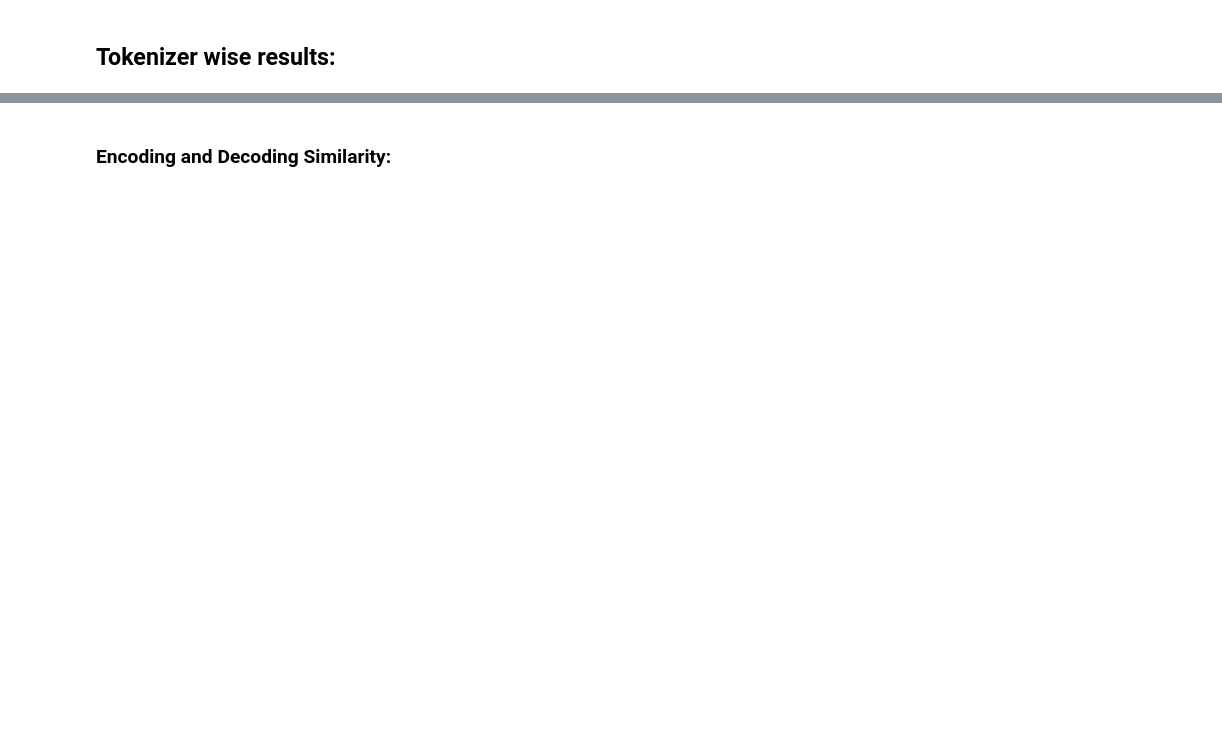
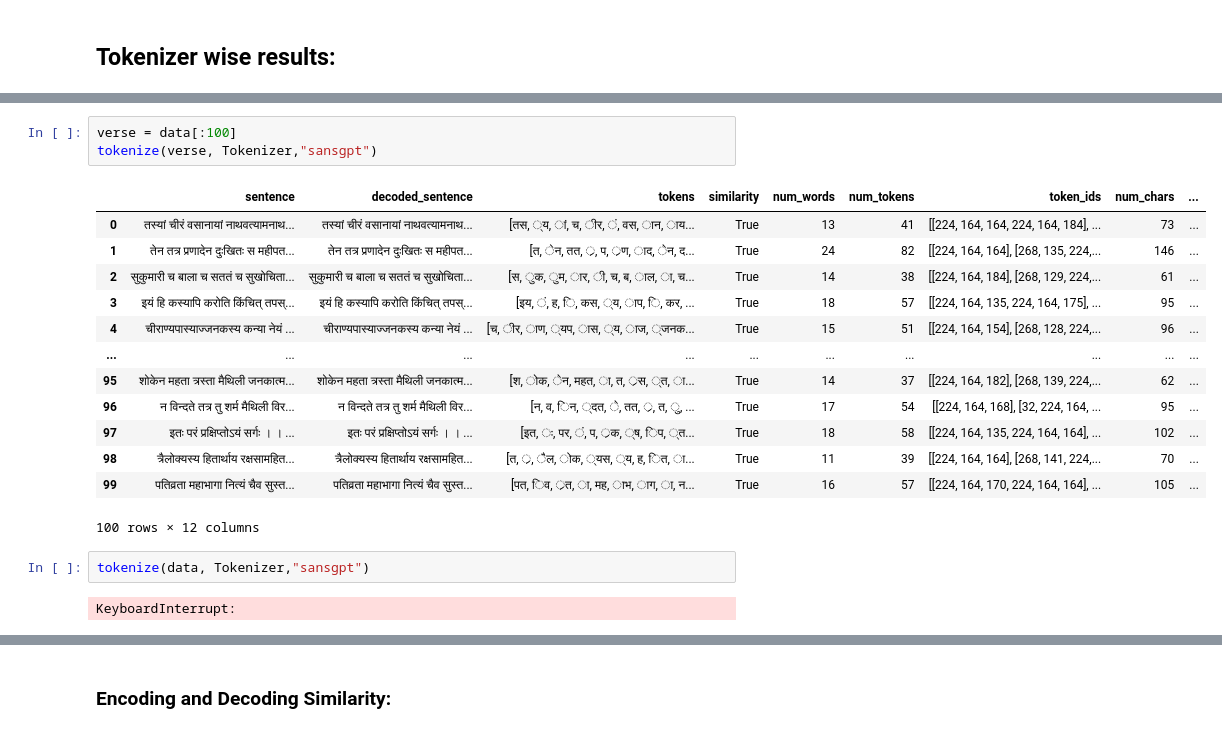
Before and after one commit to NikhilaGadge/Sanskrit_Tokenizers_Evaluation, a Jupyter notebook: Sanskrit_Tokenization_Evaluation.ipynb, the cells around one changed output, grey strips where cells are left out. Cells and saved outputs as stored; diff of their text form; blank space fills up the shorter version.

```diff
--- a/Sanskrit_Tokenization_Evaluation.ipynb
+++ b/Sanskrit_Tokenization_Evaluation.ipynb
@@ -596,0 +607,21 @@ tokenize(data, gpt_enc,"cl100k_base").head(2)
+# %%
+verse = data[:100]
+tokenize(verse, Tokenizer,"sansgpt")
+# %% [output]
+|  | sentence | decoded_sentence | tokens | similarity | num_words | num_tokens | token_ids | num_chars | ... |
+| 0 | तस्यां चीरं वसानायां नाथवत्यामनाथ... | तस्यां चीरं वसानायां नाथवत्यामनाथ... | [तस, ्य, ां, च, ीर, ं, वस, ान, ाय... | True | 13 | 41 | [[224, 164, 164, 224, 164, 184], ... | 73 | ... |
+| 1 | तेन तत्र प्रणादेन दुःखितः स महीपत... | तेन तत्र प्रणादेन दुःखितः स महीपत... | [त, ेन, तत, ्र, प, ्रण, ाद, ेन, द... | True | 24 | 82 | [[224, 164, 164], [268, 135, 224,... | 146 | ... |
+| 2 | सुकुमारी च बाला च सततं च सुखोचिता... | सुकुमारी च बाला च सततं च सुखोचिता... | [स, ुक, ुम, ार, ी, च, ब, ाल, ा, च... | True | 14 | 38 | [[224, 164, 184], [268, 129, 224,... | 61 | ... |
+| 3 | इयं हि कस्यापि करोति किंचित् तपस्... | इयं हि कस्यापि करोति किंचित् तपस्... | [इय, ं, ह, ि, कस, ्य, ाप, ि, कर, ... | True | 18 | 57 | [[224, 164, 135, 224, 164, 175], ... | 95 | ... |
+| 4 | चीराण्यपास्याज्जनकस्य कन्या नेयं ... | चीराण्यपास्याज्जनकस्य कन्या नेयं ... | [च, ीर, ाण, ्यप, ास, ्य, ाज, ्जनक... | True | 15 | 51 | [[224, 164, 154], [268, 128, 224,... | 96 | ... |
+| ... | ... | ... | ... | ... | ... | ... | ... | ... | ... |
+| 95 | शोकेन महता त्रस्ता मैथिली जनकात्म... | शोकेन महता त्रस्ता मैथिली जनकात्म... | [श, ोक, ेन, महत, ा, त, ्रस, ्त, ा... | True | 14 | 37 | [[224, 164, 182], [268, 139, 224,... | 62 | ... |
+| 96 | न विन्दते तत्र तु शर्म मैथिली विर... | न विन्दते तत्र तु शर्म मैथिली विर... | [न, व, िन, ्दत, े, तत, ्र, त, ु, ... | True | 17 | 54 | [[224, 164, 168], [32, 224, 164, ... | 95 | ... |
+| 97 | इतः परं प्रक्षिप्तोऽयं सर्गः । । ... | इतः परं प्रक्षिप्तोऽयं सर्गः । । ... | [इत, ः, पर, ं, प, ्रक, ्ष, िप, ्त... | True | 18 | 58 | [[224, 164, 135, 224, 164, 164], ... | 102 | ... |
+| 98 | त्रैलोक्यस्य हितार्थाय रक्षसामहित... | त्रैलोक्यस्य हितार्थाय रक्षसामहित... | [त, ्र, ैल, ोक, ्यस, ्य, ह, ित, ा... | True | 11 | 39 | [[224, 164, 164], [268, 141, 224,... | 70 | ... |
+| 99 | पतिव्रता महाभागा नित्यं चैव सुस्त... | पतिव्रता महाभागा नित्यं चैव सुस्त... | [पत, िव, ्रत, ा, मह, ाभ, ाग, ा, न... | True | 16 | 57 | [[224, 164, 170, 224, 164, 164], ... | 105 | ... |
+100 rows × 12 columns
+# %%
+tokenize(data, Tokenizer,"sansgpt")
+# %% [output]
+KeyboardInterrupt:
```
Also changed, not shown: parts of 37 cells of this notebook.
